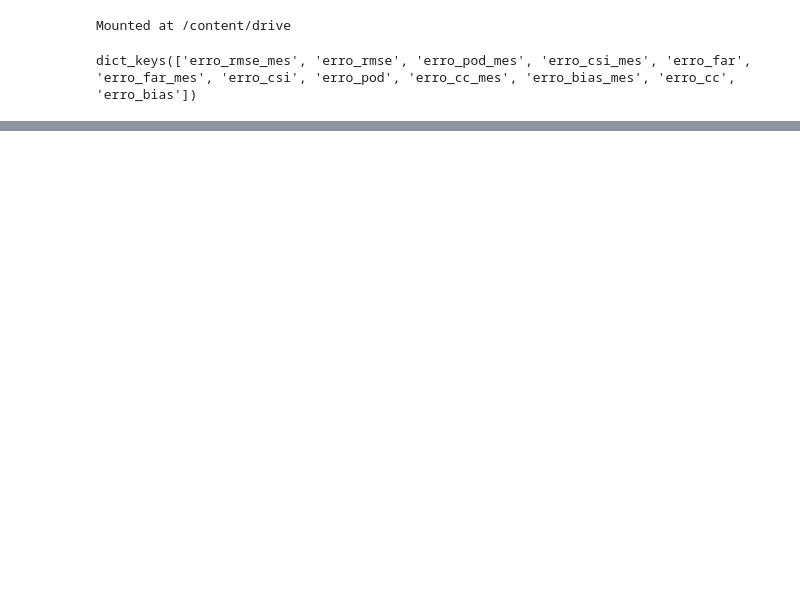
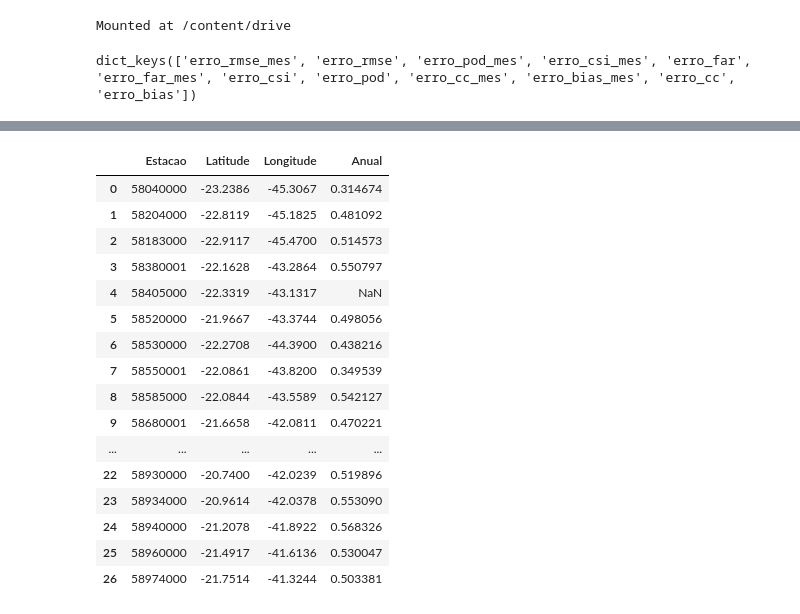
Before and after one commit to capozzolicaluan/MSWEPtest, a Jupyter notebook: spatial_analyst.ipynb, the cells around one changed output, grey strips where cells are left out. Saved outputs shown, nothing was run; the diff lists cells and outputs as text; code cells hidden in the pictures; blank space fills up the shorter version.

```diff
--- a/spatial_analyst.ipynb
+++ b/spatial_analyst.ipynb
@@ -74,3 +85,24 @@ KeyError: 0
+# %%
+df = erros_dicionario[nomes_chaves[6]]
+df
+# %% [output]
+|  | Estacao | Latitude | Longitude | Anual |
+| 0 | 58040000 | -23.2386 | -45.3067 | 0.314674 |
+| 1 | 58204000 | -22.8119 | -45.1825 | 0.481092 |
+| 2 | 58183000 | -22.9117 | -45.4700 | 0.514573 |
+| 3 | 58380001 | -22.1628 | -43.2864 | 0.550797 |
+| 4 | 58405000 | -22.3319 | -43.1317 | NaN |
+| 5 | 58520000 | -21.9667 | -43.3744 | 0.498056 |
+| 6 | 58530000 | -22.2708 | -44.3900 | 0.438216 |
+| 7 | 58550001 | -22.0861 | -43.8200 | 0.349539 |
+| 8 | 58585000 | -22.0844 | -43.5589 | 0.542127 |
+| 9 | 58680001 | -21.6658 | -42.0811 | 0.470221 |
+| ... | ... | ... | ... | ... |
+| 22 | 58930000 | -20.7400 | -42.0239 | 0.519896 |
+| 23 | 58934000 | -20.9614 | -42.0378 | 0.553090 |
+| 24 | 58940000 | -21.2078 | -41.8922 | 0.568326 |
+| 25 | 58960000 | -21.4917 | -41.6136 | 0.530047 |
+| 26 | 58974000 | -21.7514 | -41.3244 | 0.503381 |
 # %%
 # Criar GeoDataFrame com geometria de pontos
 gdf = gpd.GeoDataFrame(
```
Also changed, not shown: parts of 2 cells of this notebook.
